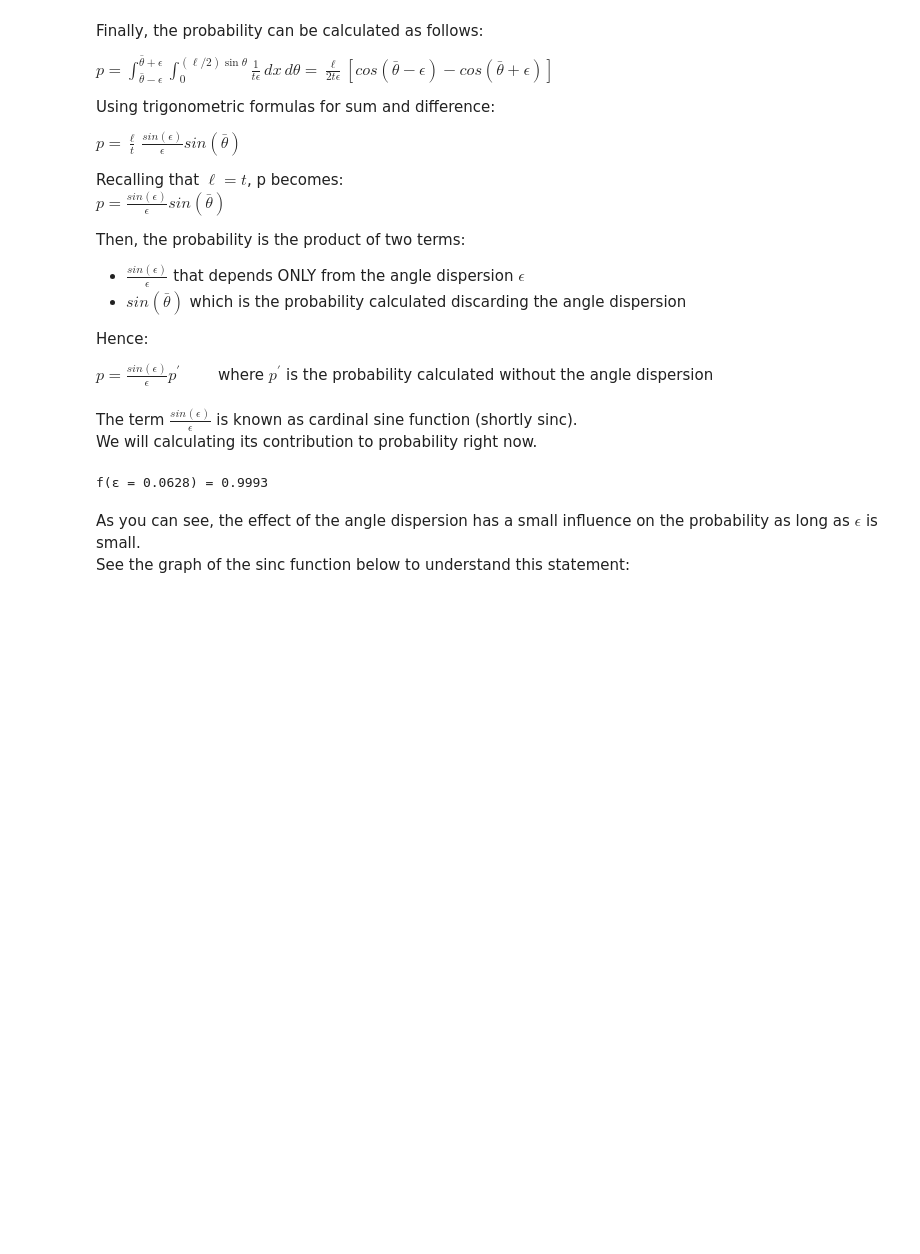
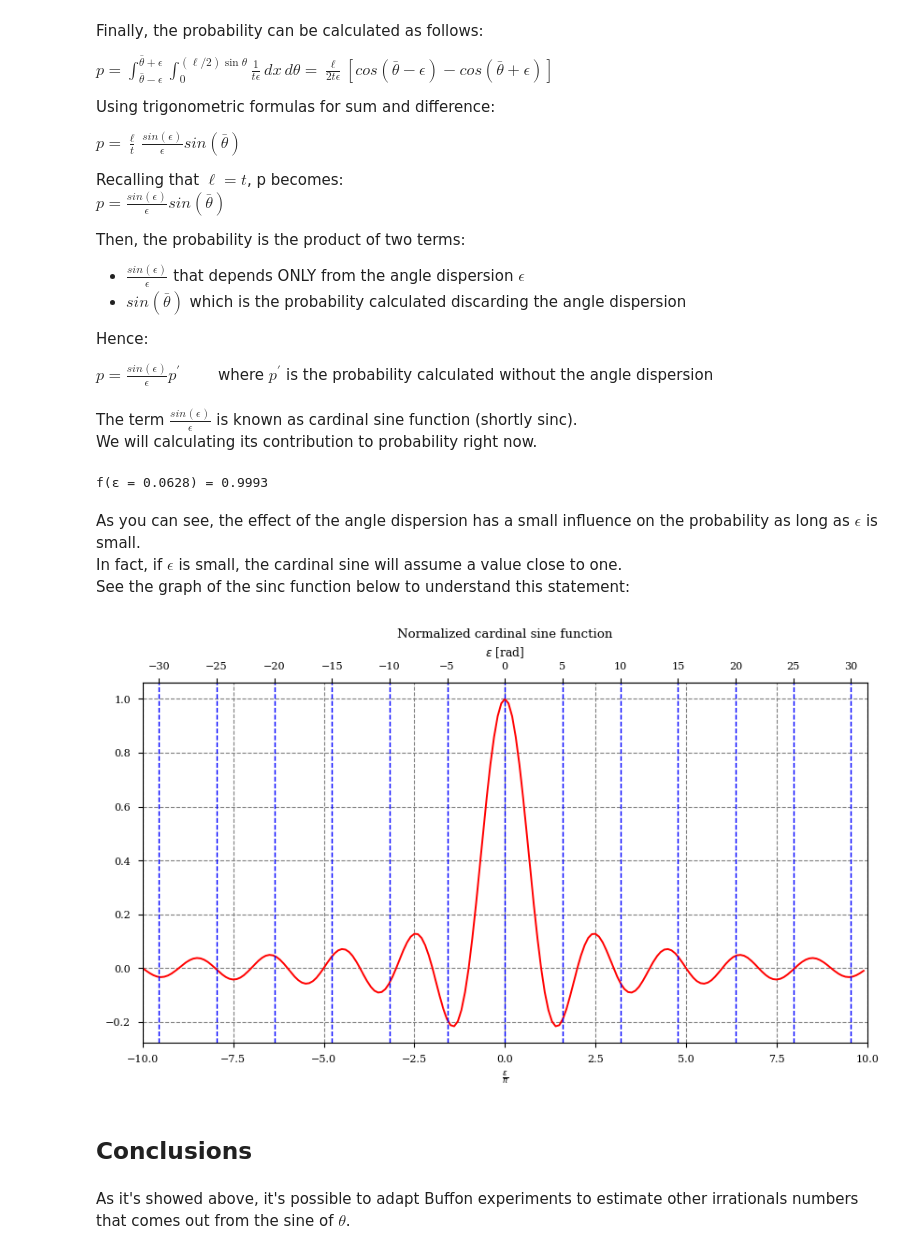
Before and after one commit to antonioschiro/buffon_needles, a Jupyter notebook: montecarlo_simulation.ipynb, the cells around one changed output. Cells and saved outputs as stored; diff of their text form; code cells hidden in the pictures; blank space fills up the shorter version.

```diff
--- a/montecarlo_simulation.ipynb
+++ b/montecarlo_simulation.ipynb
@@ -343,15 +367,30 @@ print(f"f(\u03B5 = {np.round(epsilon*np.pi, 4)}) = {np.round(sincf,4)}")
 f(ε = 0.0628) = 0.9993
 # %% [markdown]
 As you can see, the effect of the angle dispersion has a small influence on the probability as long as $\epsilon$ is small.
+In fact, if $\epsilon$ is small, the cardinal sine will assume a value close to one.
 See the graph of the sinc function below to understand this statement:
 # %%
 x = np.arange(-10, 10, 0.1)
 y = np.sinc(x)
 sinc_plot = figure()
 sinc_ax = sinc_plot.add_subplot(111)
 sns.lineplot(x = x, y = y, color = "red", ax = sinc_ax)
 # plot settings
 sinc_ax.set_title("Normalized cardinal sine function")
 sinc_ax.grid( which = "both", axis = "both", linestyle = "--", color = "grey")
 sinc_ax.set_xlabel(r"$\frac{\epsilon}{\pi}$")
-sinc_ax.set_xbound(-10., 10.)
+x_lower, x_upper = -10., 10.
+sinc_ax.set_xbound(x_lower, x_upper)
+# Set the secondary x axis
+second_x_ax = sinc_ax.secondary_xaxis(location = "top", functions = (lambda x: x*np.pi, lambda x: x/np.pi))
+second_x_ax.set_xlabel(r"$\epsilon$ [rad]")
+second_x_ax.set_xticks([a for a in np.arange(-30., 31., 5)])
+for x in np.arange(-30., 31., 5):
+    sinc_ax.axvline(x = x/np.pi, linestyle = "--", linewidth = 1., color = "blue")
+plt.show()
+# %% [output]
+[figure, added]
+# %% [markdown]
+## Conclusions
+# %% [markdown]
+As it's showed above, it's possible to adapt Buffon experiments to estimate other irrationals numbers that comes out from the sine of $\theta$.
```
Also changed, not shown: parts of 9 cells of this notebook.
